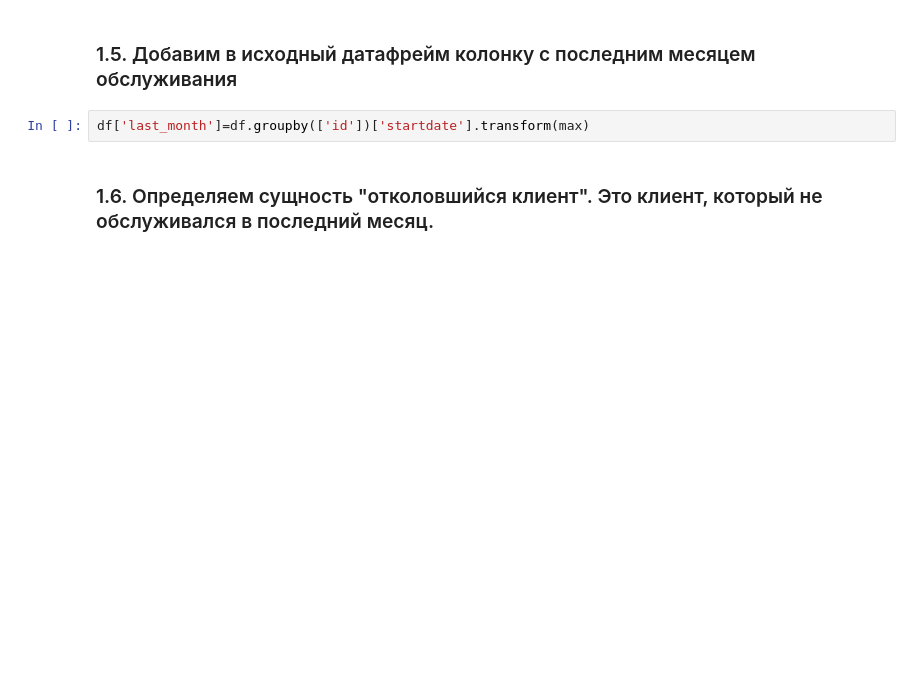
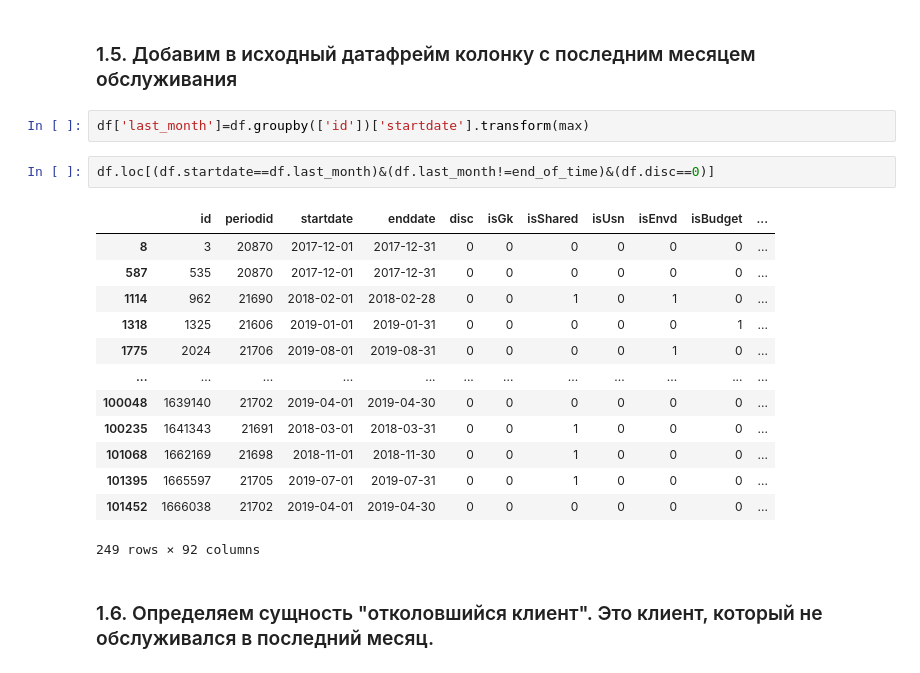
Before and after one commit to MDYLL/API_task, a Jupyter notebook: API.ipynb, the cells around one changed output. Cells and saved outputs as stored; diff of their text form; blank space fills up the shorter version.

Commit message:
adding version without disc

```diff
--- a/API.ipynb
+++ b/API.ipynb
@@ -43,6 +43,22 @@ client_data=df.groupby('id',as_index=False).agg({'startdate':'max'}).rename({'st
 ### 1.5. Добавим в исходный датафрейм колонку с последним месяцем обслуживания
 # %%
 df['last_month']=df.groupby(['id'])['startdate'].transform(max)
+# %%
+df.loc[(df.startdate==df.last_month)&(df.last_month!=end_of_time)&(df.disc==0)]
+# %% [output]
+|  | id | periodid | startdate | enddate | disc | isGk | isShared | isUsn | isEnvd | isBudget | ... |
+| 8 | 3 | 20870 | 2017-12-01 | 2017-12-31 | 0 | 0 | 0 | 0 | 0 | 0 | ... |
+| 587 | 535 | 20870 | 2017-12-01 | 2017-12-31 | 0 | 0 | 0 | 0 | 0 | 0 | ... |
+| 1114 | 962 | 21690 | 2018-02-01 | 2018-02-28 | 0 | 0 | 1 | 0 | 1 | 0 | ... |
+| 1318 | 1325 | 21606 | 2019-01-01 | 2019-01-31 | 0 | 0 | 0 | 0 | 0 | 1 | ... |
+| 1775 | 2024 | 21706 | 2019-08-01 | 2019-08-31 | 0 | 0 | 0 | 0 | 1 | 0 | ... |
+| ... | ... | ... | ... | ... | ... | ... | ... | ... | ... | ... | ... |
+| 100048 | 1639140 | 21702 | 2019-04-01 | 2019-04-30 | 0 | 0 | 0 | 0 | 0 | 0 | ... |
+| 100235 | 1641343 | 21691 | 2018-03-01 | 2018-03-31 | 0 | 0 | 1 | 0 | 0 | 0 | ... |
+| 101068 | 1662169 | 21698 | 2018-11-01 | 2018-11-30 | 0 | 0 | 1 | 0 | 0 | 0 | ... |
+| 101395 | 1665597 | 21705 | 2019-07-01 | 2019-07-31 | 0 | 0 | 1 | 0 | 0 | 0 | ... |
+| 101452 | 1666038 | 21702 | 2019-04-01 | 2019-04-30 | 0 | 0 | 0 | 0 | 0 | 0 | ... |
+249 rows × 92 columns
 # %% [markdown]
 ### 1.6. Определяем сущность "отколовшийся клиент". Это клиент, который не обслуживался в последний месяц.
 # %%
```
Also changed, not shown: parts of 1 cell of this notebook, 8 other files.
